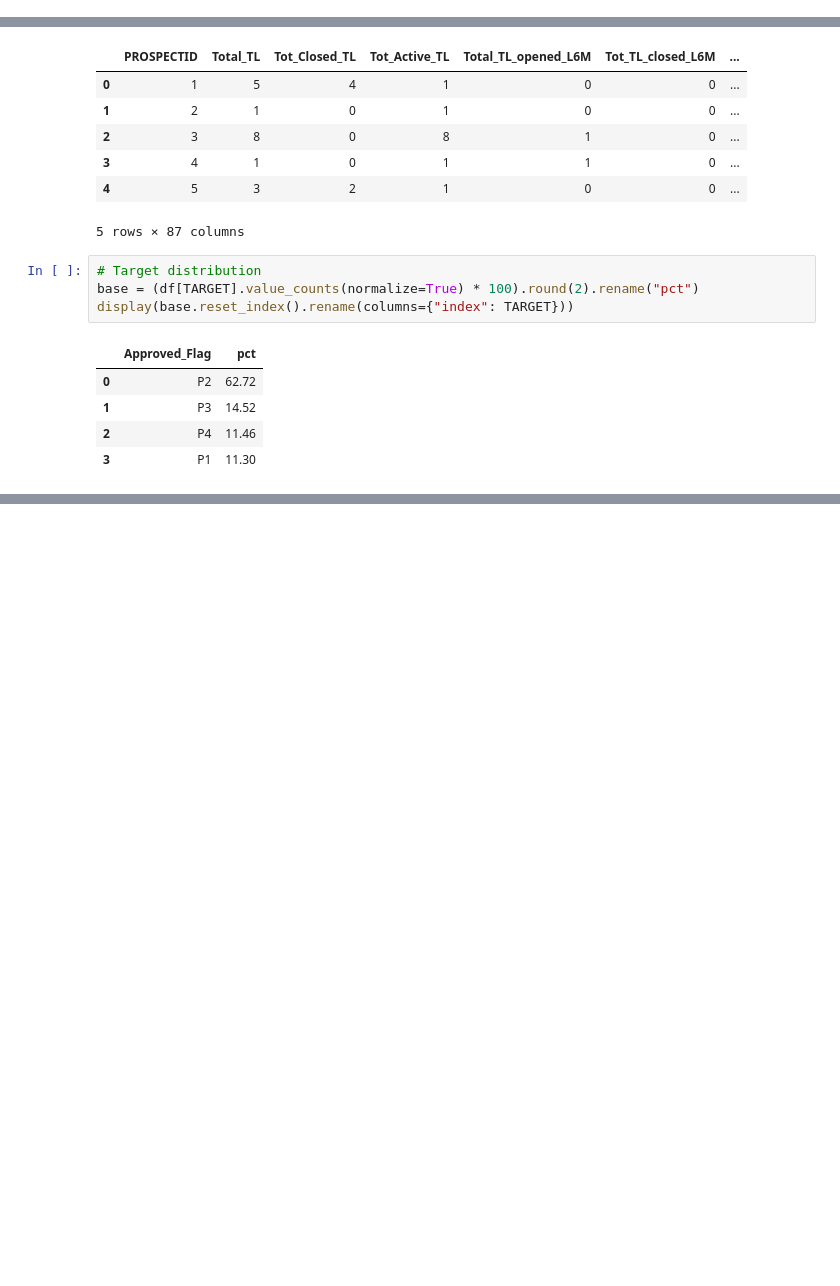
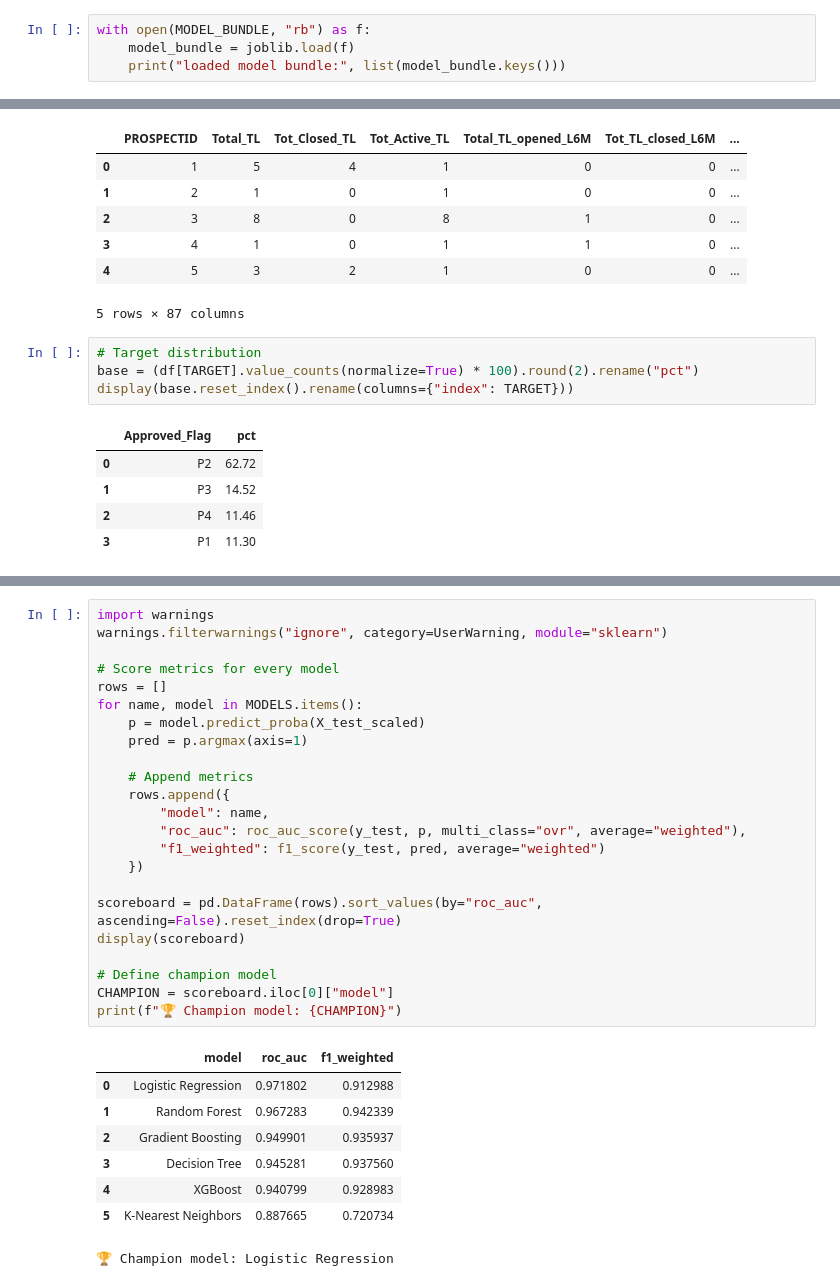
Before and after one commit to Mipjeiger/Credit-Risk-Analyst, a Jupyter notebook: data_science/notebooks/02_engineering_applicants.ipynb, the cells around one changed output, grey strips where cells are left out. Drawn from its saved outputs; the diff is of its cells as text; blank space fills up the shorter version.

```diff
--- a/data_science/notebooks/02_engineering_applicants.ipynb
+++ b/data_science/notebooks/02_engineering_applicants.ipynb
@@ -78,0 +90,4 @@ hf_client: True  groq_client: True
+# %%
+with open(MODEL_BUNDLE, "rb") as f:
+    model_bundle = joblib.load(f)
+    print("loaded model bundle:", list(model_bundle.keys()))
@@ -147,0 +210,32 @@ display(base.reset_index().rename(columns={"index": TARGET}))
+# %%
+import warnings
+warnings.filterwarnings("ignore", category=UserWarning, module="sklearn")
+
+# Score metrics for every model
+rows = []
+for name, model in MODELS.items():
+    p = model.predict_proba(X_test_scaled)
+    pred = p.argmax(axis=1)
+
+    # Append metrics
+    rows.append({
+        "model": name,
+        "roc_auc": roc_auc_score(y_test, p, multi_class="ovr", average="weighted"),
+        "f1_weighted": f1_score(y_test, pred, average="weighted")
+    })
+
+scoreboard = pd.DataFrame(rows).sort_values(by="roc_auc", ascending=False).reset_index(drop=True)
+display(scoreboard)
+
+# Define champion model
+CHAMPION = scoreboard.iloc[0]["model"]
+print(f"🏆 Champion model: {CHAMPION}")
+# %% [output]
+|  | model | roc_auc | f1_weighted |
+| 0 | Logistic Regression | 0.971802 | 0.912988 |
+| 1 | Random Forest | 0.967283 | 0.942339 |
+| 2 | Gradient Boosting | 0.949901 | 0.935937 |
+| 3 | Decision Tree | 0.945281 | 0.937560 |
+| 4 | XGBoost | 0.940799 | 0.928983 |
+| 5 | K-Nearest Neighbors | 0.887665 | 0.720734 |
+🏆 Champion model: Logistic Regression
```
Also changed, not shown: parts of 42 cells of this notebook, 1 other file.
